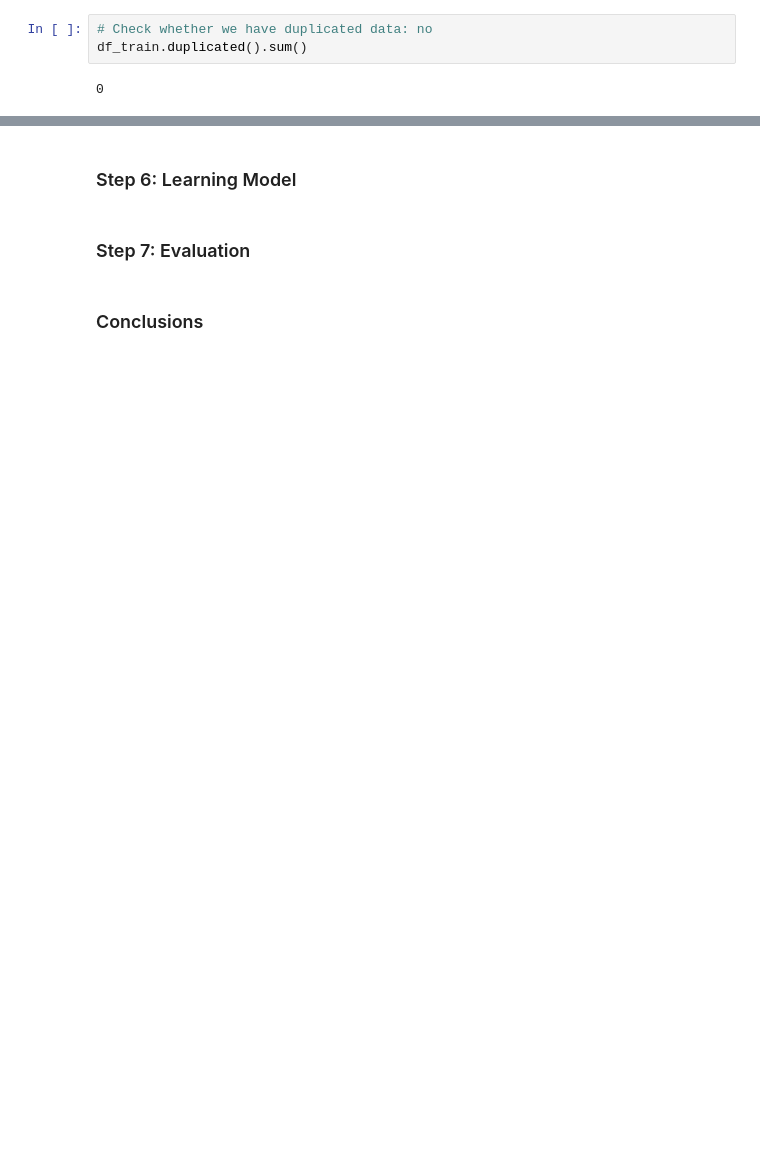
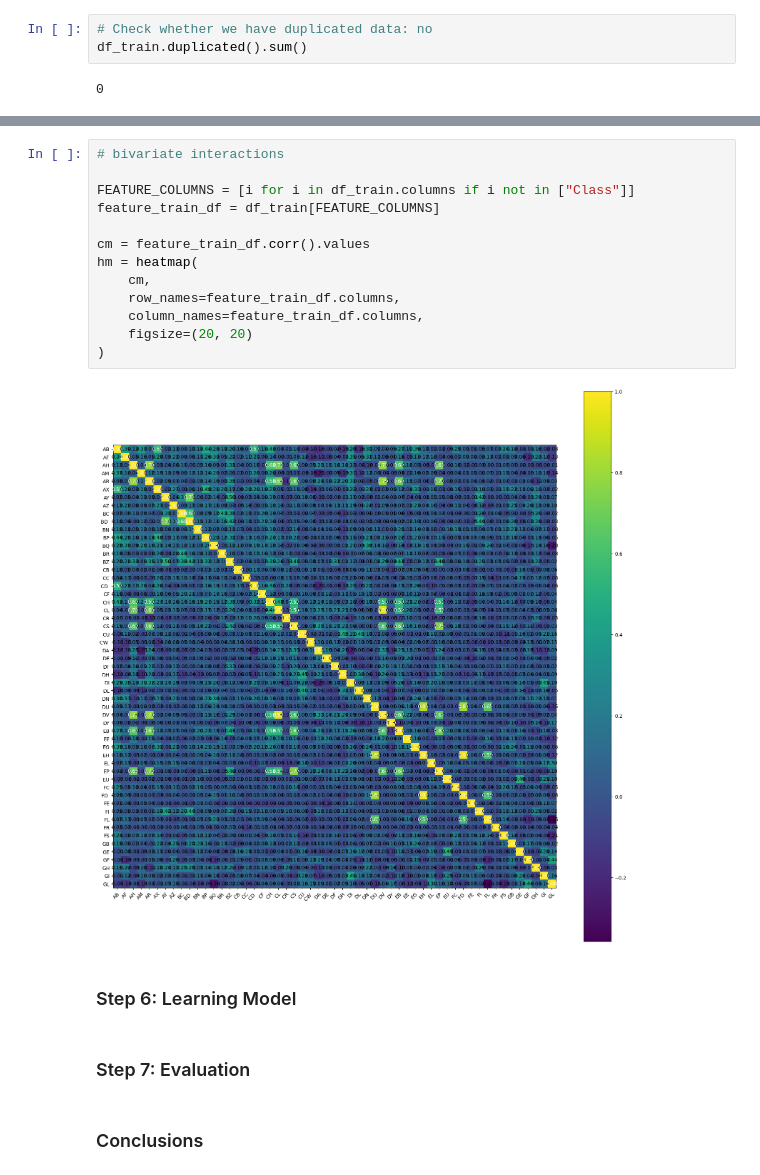
Before and after one commit to darby-brown/predicting-age-related-diseases, a Jupyter notebook: icr-identify-age-related-conditions/workbook_juliana.ipynb, the cells around one changed output, grey strips where cells are left out. Saved outputs shown, nothing was run; the diff lists cells and outputs as text; blank space fills up the shorter version.

```diff
--- a/icr-identify-age-related-conditions/workbook_juliana.ipynb
+++ b/icr-identify-age-related-conditions/workbook_juliana.ipynb
@@ -175,3 +255,18 @@ for idx, ax in enumerate(axes.flatten()):
+# %%
+# bivariate interactions
+
+FEATURE_COLUMNS = [i for i in df_train.columns if i not in ["Class"]]
+feature_train_df = df_train[FEATURE_COLUMNS]
+
+cm = feature_train_df.corr().values
+hm = heatmap(
+    cm,
+    row_names=feature_train_df.columns,
+    column_names=feature_train_df.columns,
+    figsize=(20, 20)
+)
+# %% [output]
+[figure, added]
 # %% [markdown]
 ### Step 6: Learning Model
 # %% [markdown]
```
Also changed, not shown: parts of 14 cells of this notebook.
